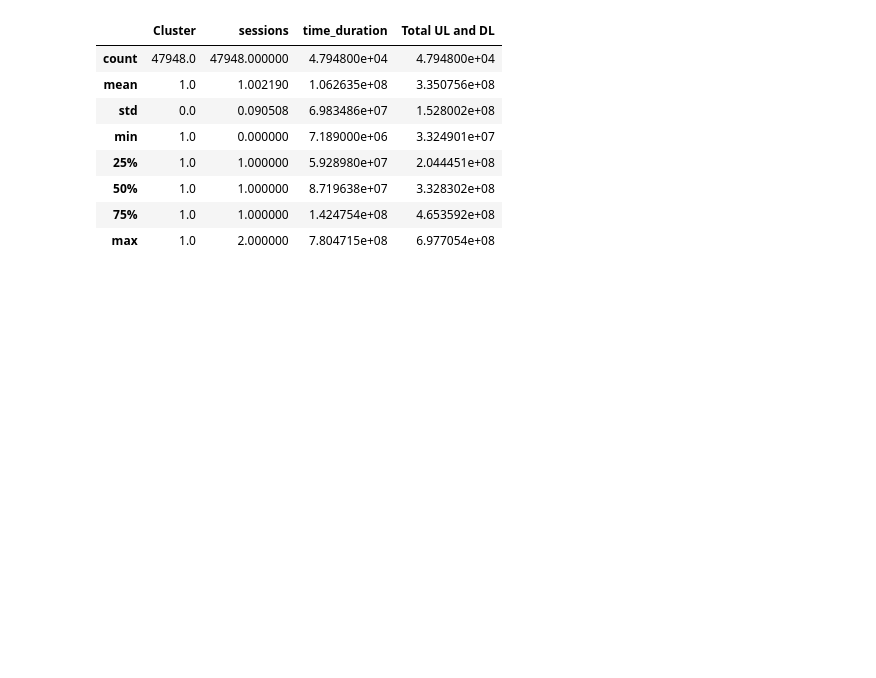
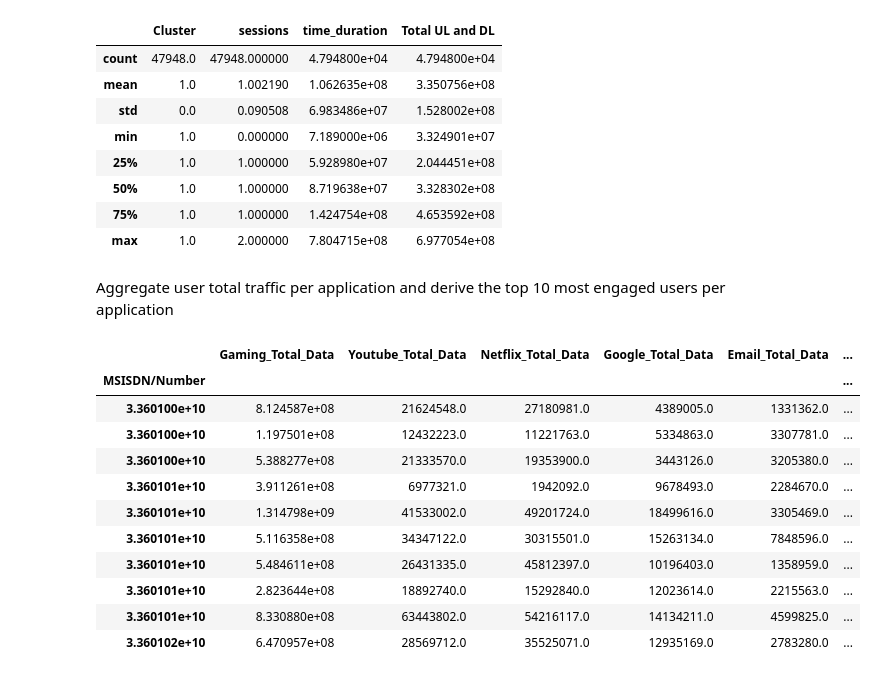
Before and after one commit to Leulseged-Mesfin/Tellco-Analysis, a Jupyter notebook: notbooks/User Engagement Analysis.ipynb, the cells around one changed output. Cells and saved outputs as stored; diff of their text form; code cells hidden in the pictures; blank space fills up the shorter version.

```diff
--- a/notbooks/User Engagement Analysis.ipynb
+++ b/notbooks/User Engagement Analysis.ipynb
@@ -411,3 +411,22 @@ cluster1.describe()
 | 50% | 1.0 | 1.000000 | 8.719638e+07 | 3.328302e+08 |
 | 75% | 1.0 | 1.000000 | 1.424754e+08 | 4.653592e+08 |
 | max | 1.0 | 2.000000 | 7.804715e+08 | 6.977054e+08 |
+# %% [markdown]
+Aggregate user total traffic per application and derive the top 10 most engaged users per application
+# %%
+apps_df = df.groupby('MSISDN/Number').agg({'Gaming_Total_Data': 'sum', 'Youtube_Total_Data': 'sum', 'Netflix_Total_Data': 'sum',\
+                     'Google_Total_Data': 'sum', 'Email_Total_Data': 'sum', 'Social_Media_Total_Data': 'sum', 'Other_Total_Data': 'sum'})
+apps_df.head(10)
+# %% [output]
+|  | Gaming_Total_Data | Youtube_Total_Data | Netflix_Total_Data | Google_Total_Data | Email_Total_Data | ... |
+| MSISDN/Number |  |  |  |  |  | ... |
+| 3.360100e+10 | 8.124587e+08 | 21624548.0 | 27180981.0 | 4389005.0 | 1331362.0 | ... |
+| 3.360100e+10 | 1.197501e+08 | 12432223.0 | 11221763.0 | 5334863.0 | 3307781.0 | ... |
+| 3.360100e+10 | 5.388277e+08 | 21333570.0 | 19353900.0 | 3443126.0 | 3205380.0 | ... |
+| 3.360101e+10 | 3.911261e+08 | 6977321.0 | 1942092.0 | 9678493.0 | 2284670.0 | ... |
+| 3.360101e+10 | 1.314798e+09 | 41533002.0 | 49201724.0 | 18499616.0 | 3305469.0 | ... |
+| 3.360101e+10 | 5.116358e+08 | 34347122.0 | 30315501.0 | 15263134.0 | 7848596.0 | ... |
+| 3.360101e+10 | 5.484611e+08 | 26431335.0 | 45812397.0 | 10196403.0 | 1358959.0 | ... |
+| 3.360101e+10 | 2.823644e+08 | 18892740.0 | 15292840.0 | 12023614.0 | 2215563.0 | ... |
+| 3.360101e+10 | 8.330880e+08 | 63443802.0 | 54216117.0 | 14134211.0 | 4599825.0 | ... |
+| 3.360102e+10 | 6.470957e+08 | 28569712.0 | 35525071.0 | 12935169.0 | 2783280.0 | ... |
```
Also changed, not shown: parts of 1 cell of this notebook.
